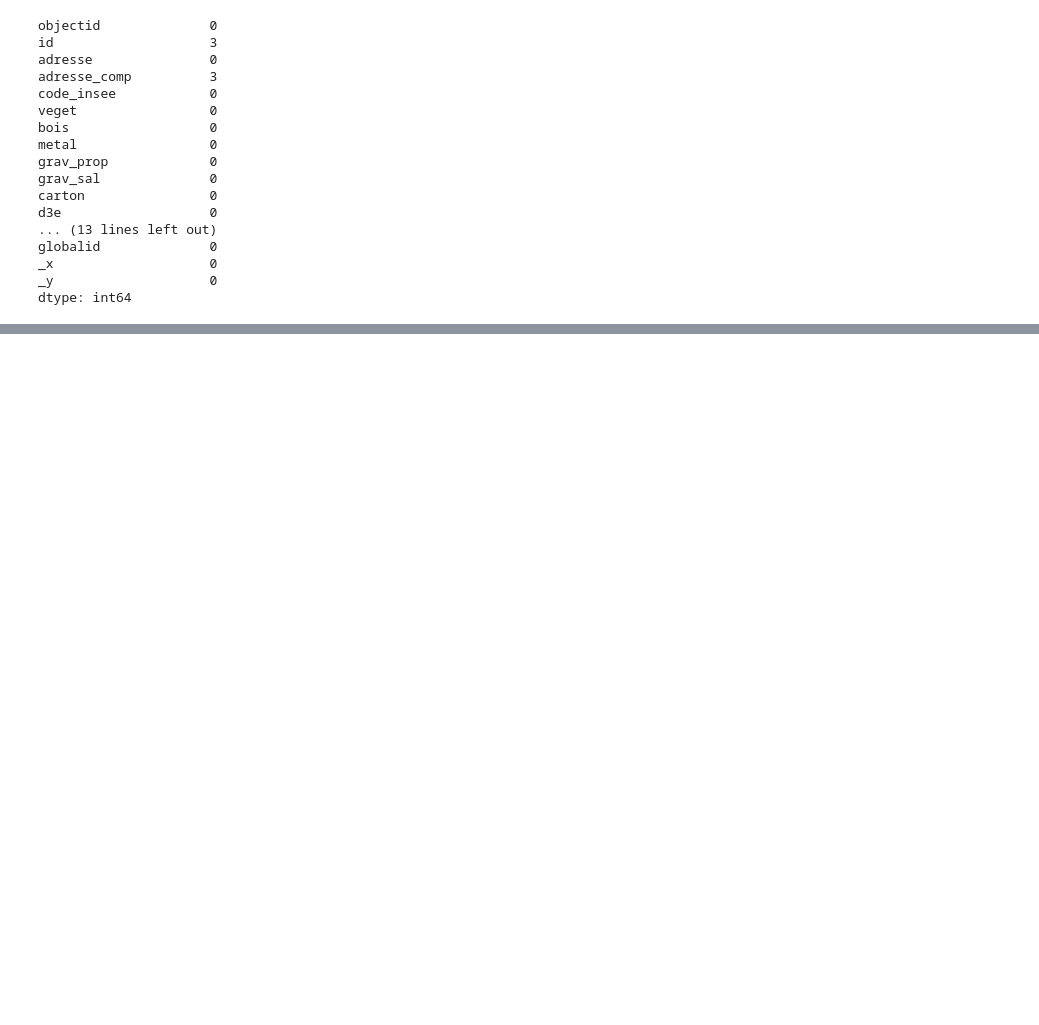
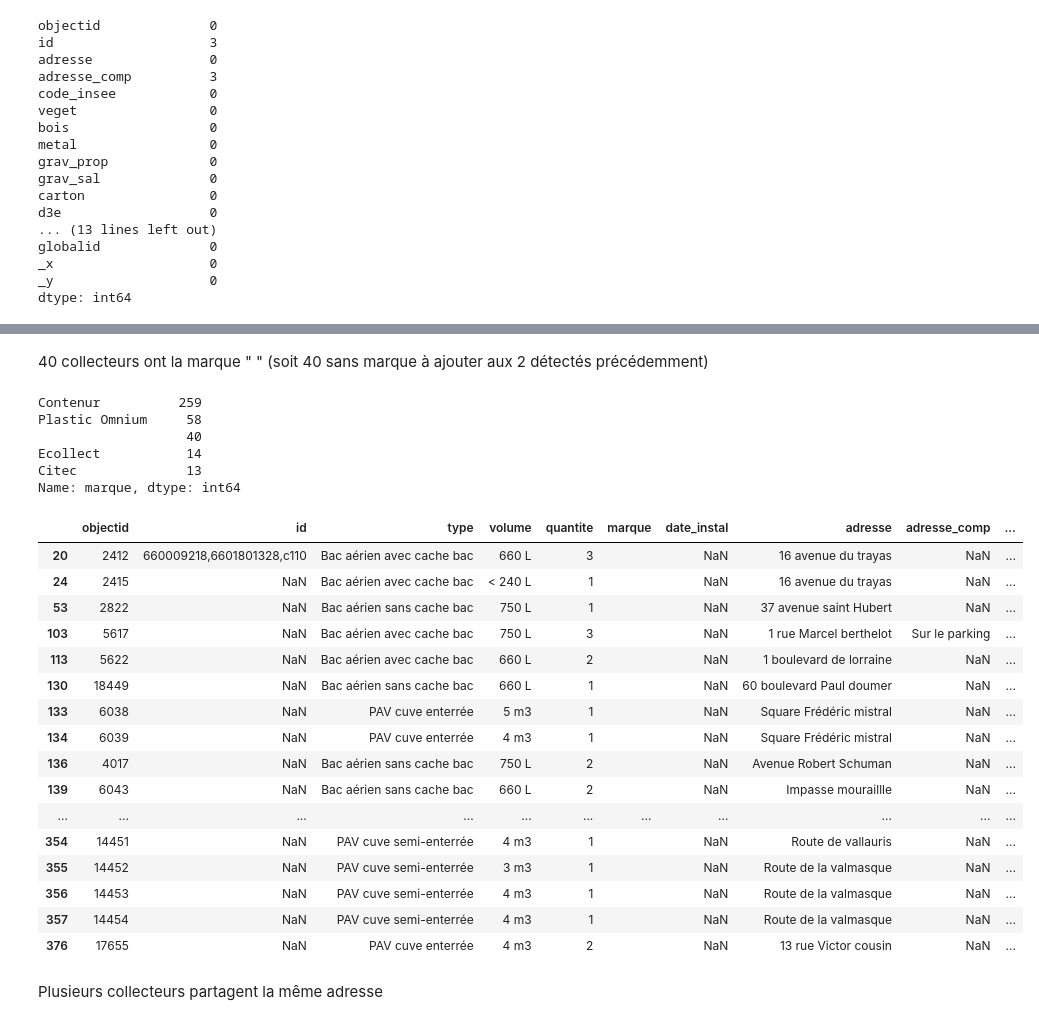
Before and after one commit to antjacquemin/cliiinkv0, a Jupyter notebook: src/DataViz.ipynb, the cells around one changed output, grey strips where cells are left out. Saved outputs shown, nothing was run; the diff lists cells and outputs as text; code cells hidden in the pictures; blank space fills up the shorter version.

```diff
--- a/src/DataViz.ipynb
+++ b/src/DataViz.ipynb
@@ -75,0 +283,33 @@ Les autres colonnes sont toutes complètes
+# %% [markdown]
+40 collecteurs ont la marque " " (soit 40 sans marque à ajouter aux 2 détectés précédemment)
+# %%
+dataOM.marque.value_counts()
+# %% [output]
+Contenur          259
+Plastic Omnium     58
+                   40
+Ecollect           14
+Citec              13
+Name: marque, dtype: int64
+# %%
+dataOM[dataOM.marque == " "]
+# %% [output]
+|  | objectid | id | type | volume | quantite | marque | date_instal | adresse | adresse_comp | ... |
+| 20 | 2412 | 660009218,6601801328,c110 | Bac aérien avec cache bac | 660 L | 3 |  | NaN | 16 avenue du trayas | NaN | ... |
+| 24 | 2415 | NaN | Bac aérien avec cache bac | < 240 L | 1 |  | NaN | 16 avenue du trayas | NaN | ... |
+| 53 | 2822 | NaN | Bac aérien sans cache bac | 750 L | 1 |  | NaN | 37 avenue saint Hubert | NaN | ... |
+| 103 | 5617 | NaN | Bac aérien avec cache bac | 750 L | 3 |  | NaN | 1 rue Marcel berthelot | Sur le parking | ... |
+| 113 | 5622 | NaN | Bac aérien avec cache bac | 660 L | 2 |  | NaN | 1 boulevard de lorraine | NaN | ... |
+| 130 | 18449 | NaN | Bac aérien sans cache bac | 660 L | 1 |  | NaN | 60 boulevard Paul doumer | NaN | ... |
+| 133 | 6038 | NaN | PAV cuve enterrée | 5 m3 | 1 |  | NaN | Square Frédéric mistral | NaN | ... |
+| 134 | 6039 | NaN | PAV cuve enterrée | 4 m3 | 1 |  | NaN | Square Frédéric mistral | NaN | ... |
+| 136 | 4017 | NaN | Bac aérien sans cache bac | 750 L | 2 |  | NaN | Avenue Robert Schuman | NaN | ... |
+| 139 | 6043 | NaN | Bac aérien sans cache bac | 660 L | 2 |  | NaN | Impasse mouraillle | NaN | ... |
+| ... | ... | ... | ... | ... | ... | ... | ... | ... | ... | ... |
+| 354 | 14451 | NaN | PAV cuve semi-enterrée | 4 m3 | 1 |  | NaN | Route de vallauris | NaN | ... |
+| 355 | 14452 | NaN | PAV cuve semi-enterrée | 3 m3 | 1 |  | NaN | Route de la valmasque | NaN | ... |
+| 356 | 14453 | NaN | PAV cuve semi-enterrée | 4 m3 | 1 |  | NaN | Route de la valmasque | NaN | ... |
+| 357 | 14454 | NaN | PAV cuve semi-enterrée | 4 m3 | 1 |  | NaN | Route de la valmasque | NaN | ... |
+| 376 | 17655 | NaN | PAV cuve enterrée | 4 m3 | 2 |  | NaN | 13 rue Victor cousin | NaN | ... |
+# %% [markdown]
+Plusieurs collecteurs partagent la même adresse
```
Also changed, not shown: parts of 138 cells of this notebook.
